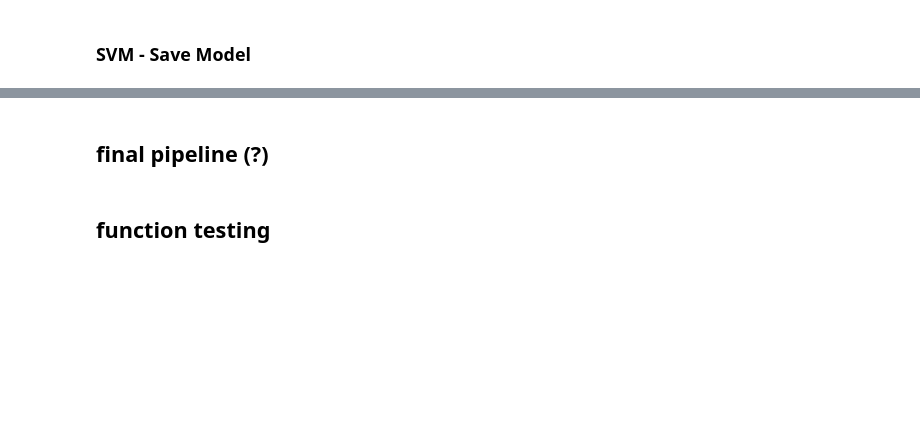
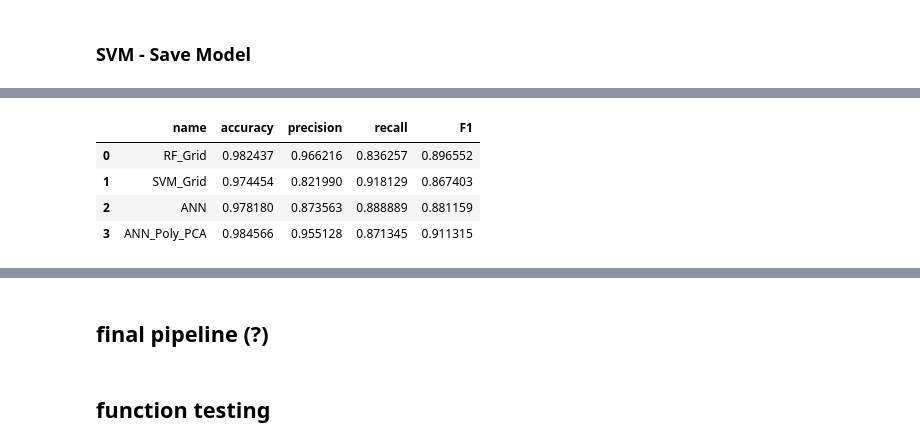
Before and after one commit to daistmarco/PredictingPulsarStar, a Jupyter notebook: PredictingPulsarStar-combined.ipynb, the cells around one changed output, grey strips where cells are left out. Cells and saved outputs as stored; diff of their text form; code cells hidden in the pictures; blank space fills up the shorter version.

```diff
--- a/PredictingPulsarStar-combined.ipynb
+++ b/PredictingPulsarStar-combined.ipynb
@@ -1153,0 +1210,10 @@ pd.DataFrame(model_results)
+# %%
+model_results.append(calculate_scores(y_true, y_pred, name='ANN_Poly_PCA'))
+
+pd.DataFrame(model_results)
+# %% [output]
+|  | name | accuracy | precision | recall | F1 |
+| 0 | RF_Grid | 0.982437 | 0.966216 | 0.836257 | 0.896552 |
+| 1 | SVM_Grid | 0.974454 | 0.821990 | 0.918129 | 0.867403 |
+| 2 | ANN | 0.978180 | 0.873563 | 0.888889 | 0.881159 |
+| 3 | ANN_Poly_PCA | 0.984566 | 0.955128 | 0.871345 | 0.911315 |
```
Also changed, not shown: parts of 38 cells of this notebook.
